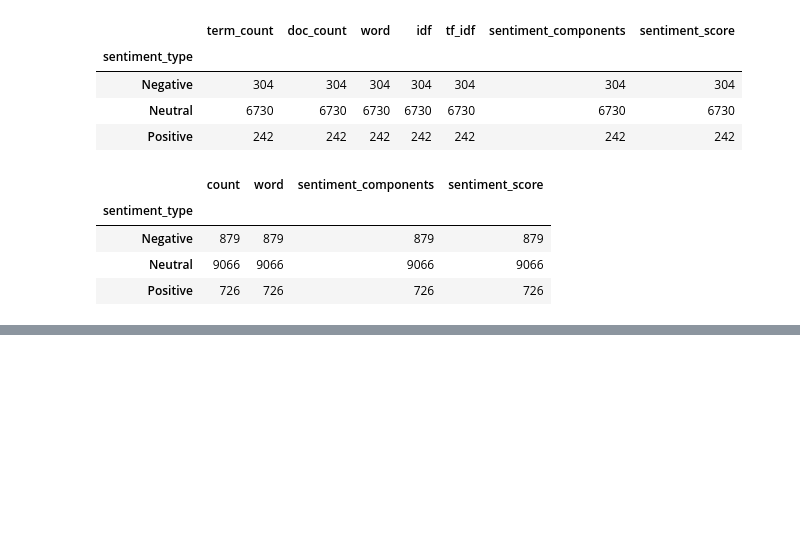
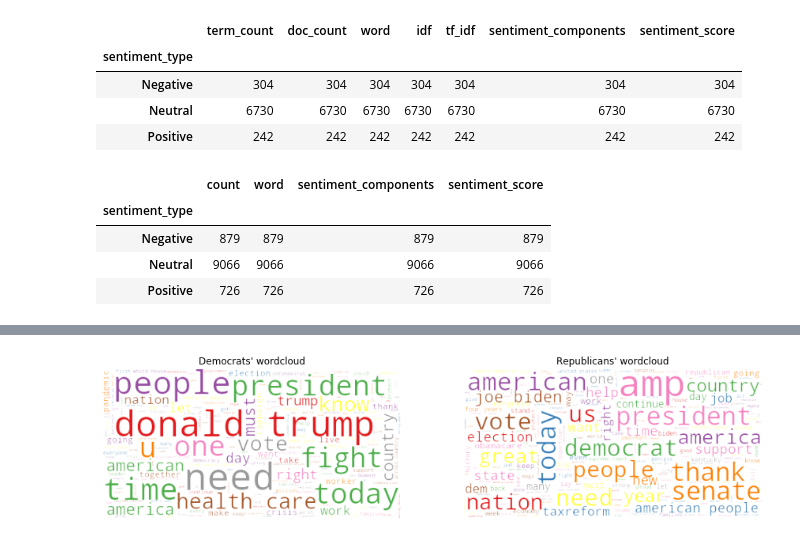
Before and after one commit to prem1835213/Election-Sentiment, a Jupyter notebook: notebooks/wk2_sentiment_analysis.ipynb, the cells around one changed output, grey strips where cells are left out. Saved outputs shown, nothing was run; the diff lists cells and outputs as text; code cells hidden in the pictures; blank space fills up the shorter version.

```diff
--- a/notebooks/wk2_sentiment_analysis.ipynb
+++ b/notebooks/wk2_sentiment_analysis.ipynb
@@ -353,0 +393,13 @@ data_utils.bag_of_words_sentiment(word_count_dem).groupby('sentiment_type').coun
+# %%
+fig, axs = plt.subplots(1, 2, figsize = (15,5))
+dem_wordcloud = WordCloud(max_font_size=50, colormap='Set1', background_color="rgba(255, 255, 255, 0)", mode="RGBA").generate(dem_str)
+rep_wordcloud = WordCloud(max_font_size=50, colormap='Set1', background_color="rgba(255, 255, 255, 0)", mode="RGBA").generate(rep_str)
+axs[0].imshow(dem_wordcloud, interpolation="bilinear")
+axs[0].axis('off')
+axs[0].set_title('Democrats\' wordcloud')
+axs[1].imshow(rep_wordcloud, interpolation="bilinear")
+axs[1].axis('off')
+axs[1].set_title('Republicans\' wordcloud')
+plt.show()
+# %% [output]
+[figure, added]
```
Also changed, not shown: parts of 6 cells of this notebook.
